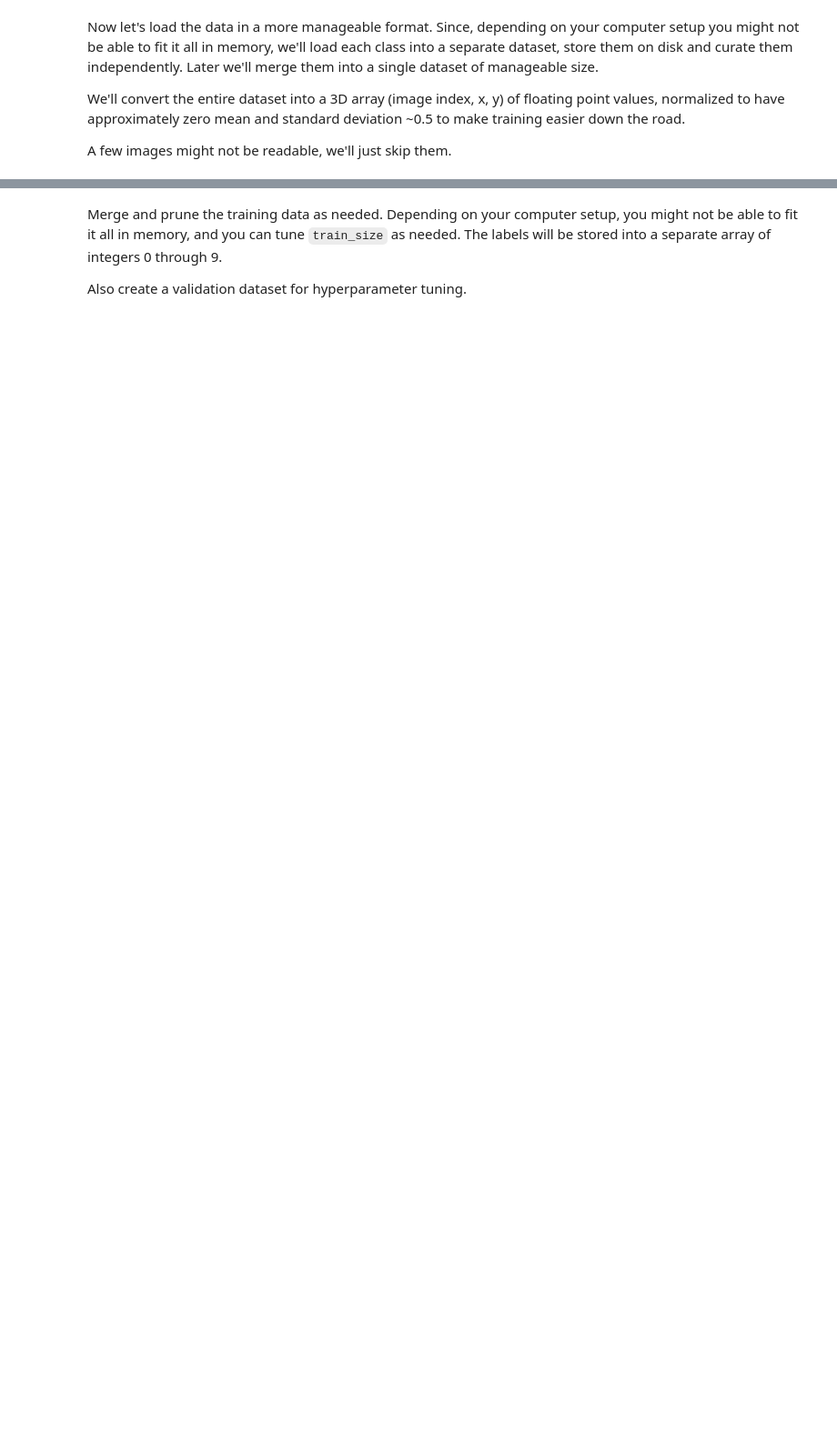
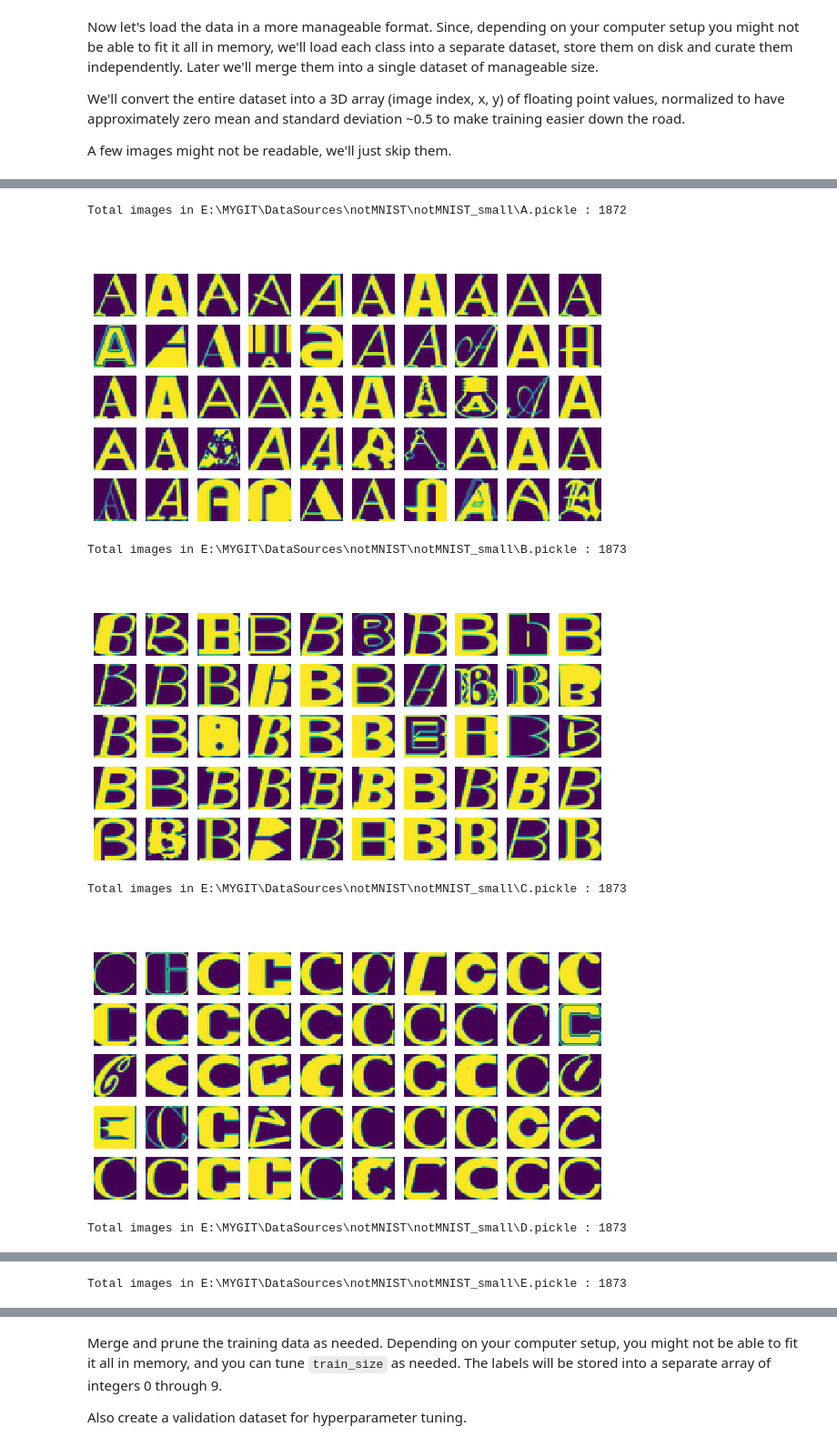
Before and after one commit to Valuebai/learn-NLP-luhuibo, a Jupyter notebook: lesson-09/1_notmnist.ipynb, the cells around one changed output, grey strips where cells are left out. Shown at 91% size. Drawn from its saved outputs; the diff is of its cells as text; code cells hidden in the pictures; blank space fills up the shorter version.

```diff
--- a/lesson-09/1_notmnist.ipynb
+++ b/lesson-09/1_notmnist.ipynb
@@ -134,0 +162,3 @@ A few images might not be readable, we'll just skip them.
+# %%
+image_file = '../picture/test.png'
+imageio.imread(image_file).astype(float).shape #读取图片，以数组形式返回
@@ -206,0 +234,5 @@ Standard deviation: 0.449521
+# %%
+train_file_path = 'E:\\MYGIT\\DataSources\\notMNIST\\notMNIST_large'
+test_file_path = 'E:\\MYGIT\\DataSources\\notMNIST\\notMNIST_small'
+test_datasets = maybe_pickle(test_file_path, 1800)
+train_datasets = maybe_pickle(train_file_path, 45000)
@@ -214,0 +308,12 @@ Let's verify that the data still looks good. Displaying a sample of the labels a
+# %%
+for pickle_file in test_datasets:
+    title_name = pickle_file[-8] + ' image'
+    load_and_display_pickle(pickle_file, title_name)
+# %% [output]
+Total images in E:\MYGIT\DataSources\notMNIST\notMNIST_small\A.pickle : 1872
+[figure, added]
+Total images in E:\MYGIT\DataSources\notMNIST\notMNIST_small\B.pickle : 1873
+[figure, added]
+Total images in E:\MYGIT\DataSources\notMNIST\notMNIST_small\C.pickle : 1873
+[figure, added]
+Total images in E:\MYGIT\DataSources\notMNIST\notMNIST_small\D.pickle : 1873
@@ -214,0 +321 @@ Let's verify that the data still looks good. Displaying a sample of the labels a
+Total images in E:\MYGIT\DataSources\notMNIST\notMNIST_small\E.pickle : 1873
```
Also changed, not shown: parts of 89 cells of this notebook.
